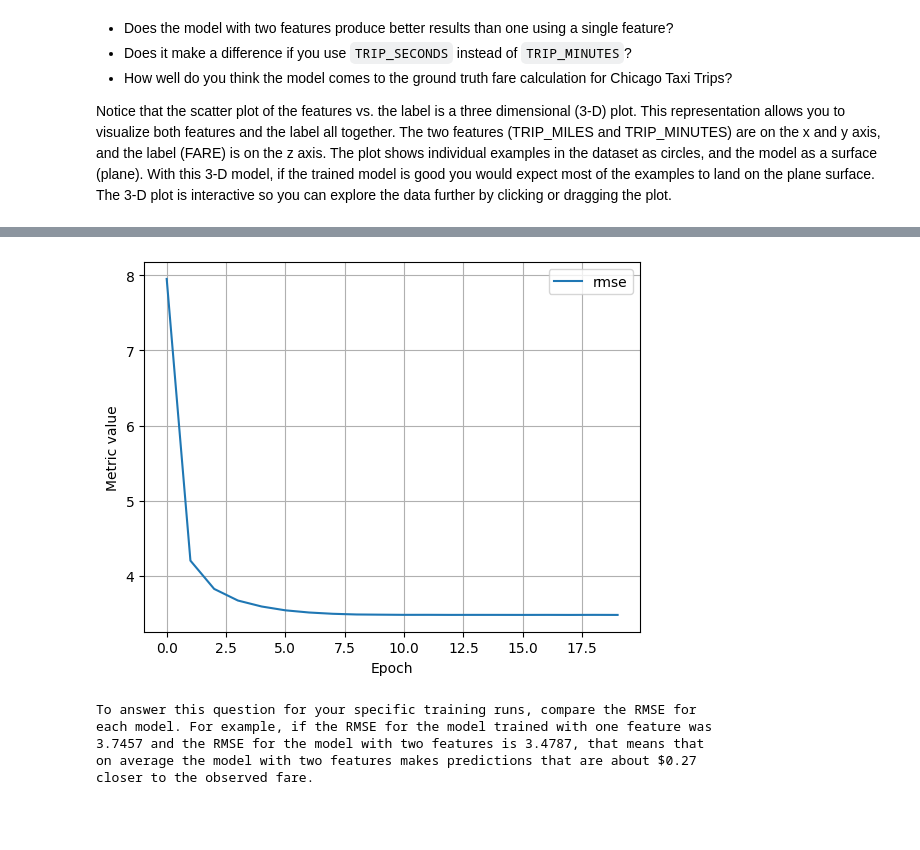
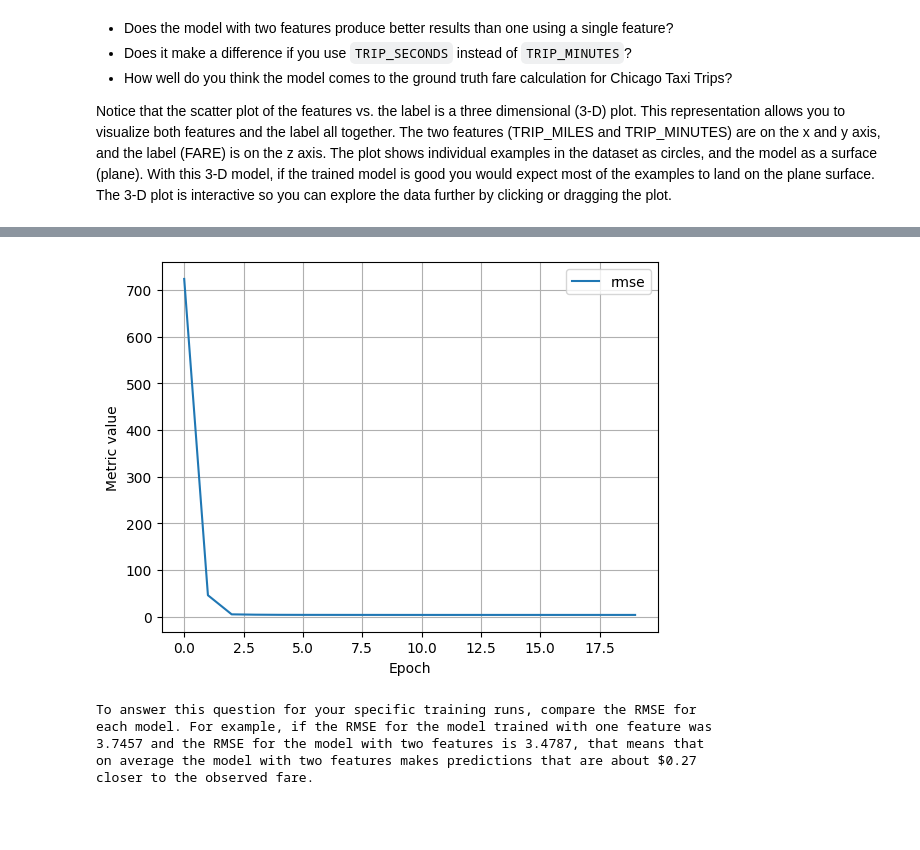
Before and after one commit to gmelania/machine-learning-crash-course, a Jupyter notebook: ml/cc/exercises/linear_regression_taxi.ipynb, the cells around one changed output, grey strips where cells are left out. Saved outputs shown, nothing was run; the diff lists cells and outputs as text; code cells hidden in the pictures.

```diff
--- a/ml/cc/exercises/linear_regression_taxi.ipynb
+++ b/ml/cc/exercises/linear_regression_taxi.ipynb
@@ -566,7 +565,7 @@ settings_3 = ml_edu.experiment.ExperimentSettings(
     learning_rate = 0.001,
     number_epochs = 20,
     batch_size = 50,
-    input_features = ['TRIP_MILES', 'TRIP_MINUTES']
+    input_features = ['TRIP_MILES', 'TRIP_SECONDS']
 )
 
 training_df['TRIP_MINUTES'] = training_df['TRIP_SECONDS']/60
@@ -600,5 +599,5 @@ Epoch 20/20
 [interactive output not drawn]
-[figure, old version]
+[figure, new version]
 # %%
 #@title Double-click to view answers for training with two features
 
```
Also changed, not shown: parts of 9 cells of this notebook.
